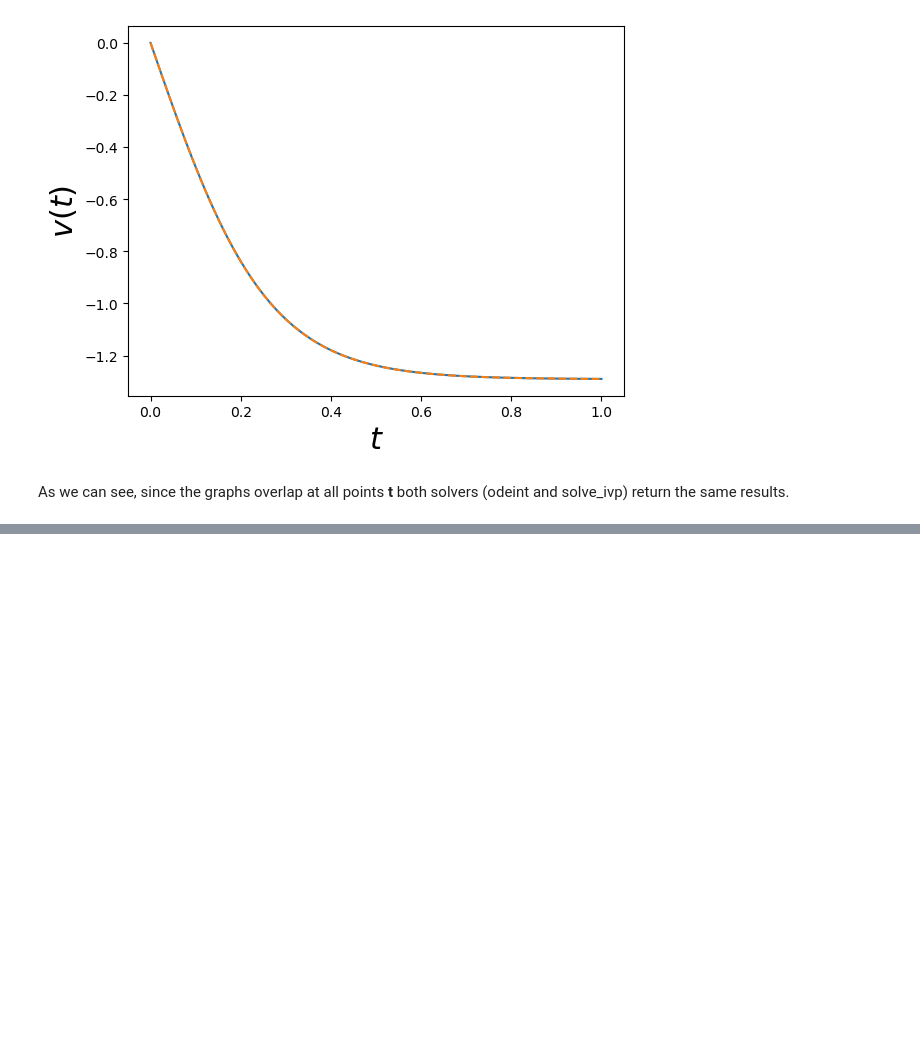
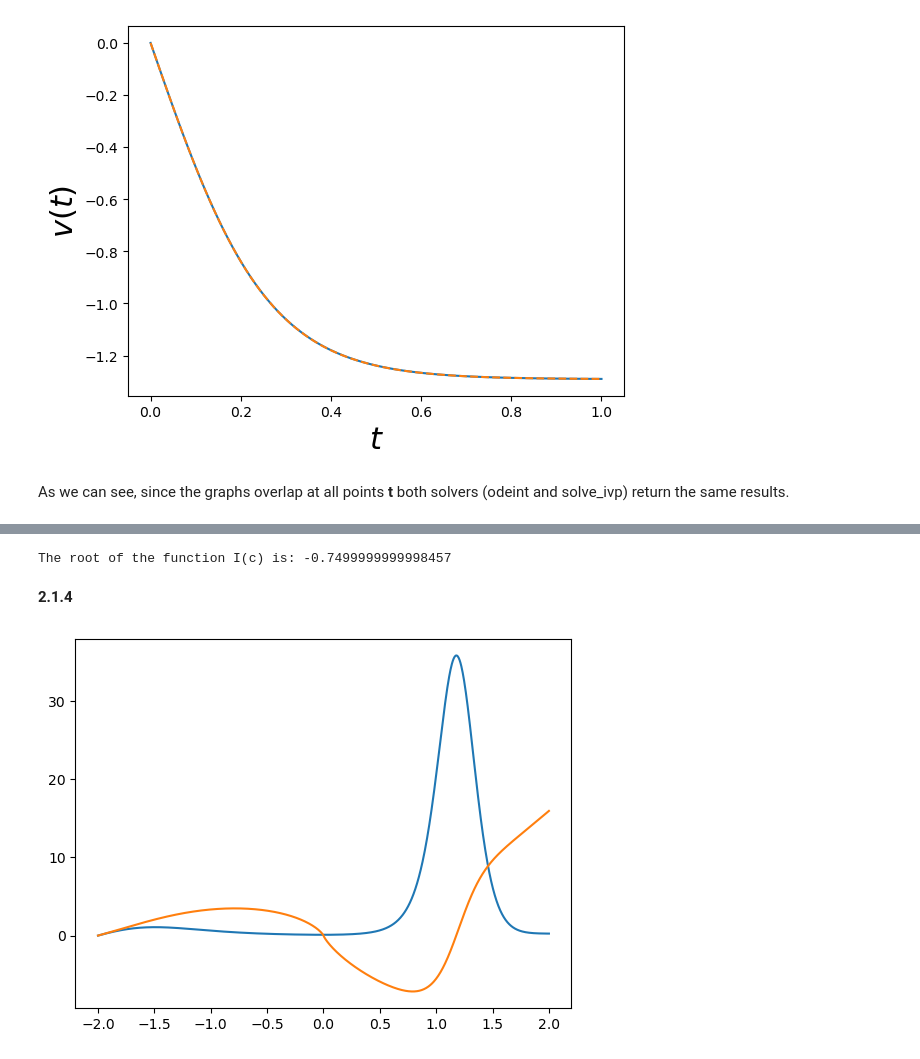
Before and after one commit to rodribro/Computational_Astronomy, a Jupyter notebook: 00_integrals_ode.ipynb, the cells around one changed output, grey strips where cells are left out. Saved outputs shown, nothing was run; the diff lists cells and outputs as text; code cells hidden in the pictures; blank space fills up the shorter version.

```diff
--- a/00_integrals_ode.ipynb
+++ b/00_integrals_ode.ipynb
@@ -87,0 +250,29 @@ As we can see, since the graphs overlap at all points <b> t </b> both solvers (o
+# %%
+print(f"The root of the function I(c) is: {root}")
+# %% [output]
+The root of the function I(c) is: -0.7499999999998457
+# %% [markdown]
+<b> 2.1.4 </b>
+# %%
+def dSdx(x, S):
+    y1, y2 = S # S is a tuple
+    return [x**2 - y1*y2,
+            1 + y1+y2/x+3]
+# Range
+x = np.linspace(-2, 2, 1000)
+
+#Initial conditions
+y1_0 = 0
+y2_0 = 0
+S_O = (y1_0, y2_0)
+# %%
+dSdx_sol = odeint(dSdx, y0 = S_0, t=x, tfirst=True)
+# %%
+y1_Sol = dSdx_sol.T[0]
+y2_Sol = dSdx_sol.T[1]
+# %%
+plt.plot(x, y1_Sol)
+plt.plot(x, y2_Sol)
+plt.show()
+# %% [output]
+[figure, added]
```
Also changed, not shown: parts of 22 cells of this notebook.
